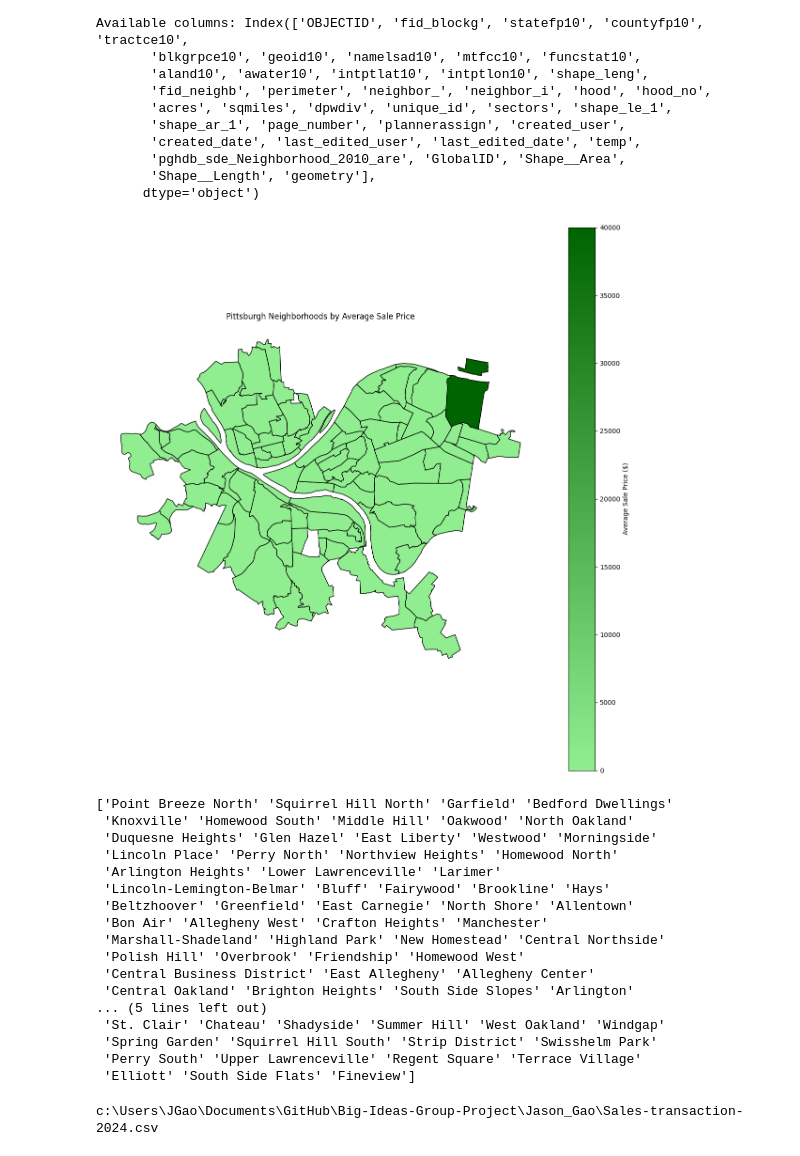
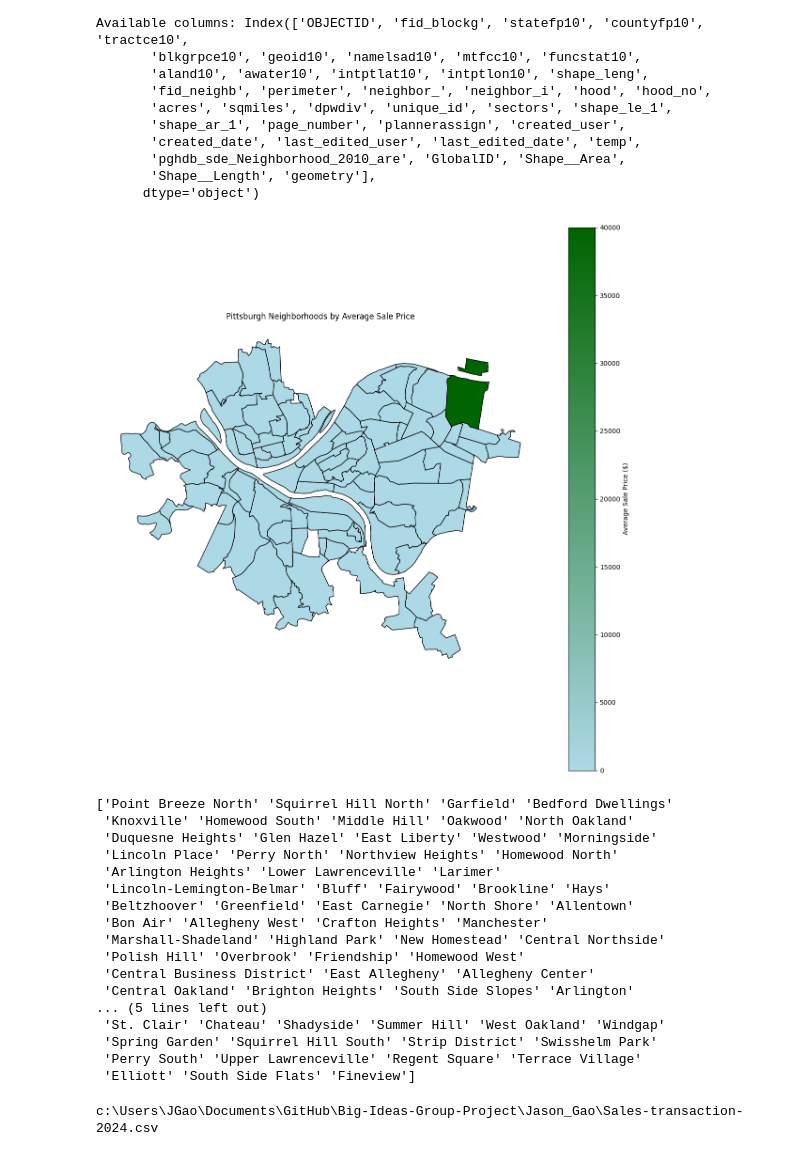
Before and after one commit to GoldSword1234/Big-Ideas-Group-Project, a Jupyter notebook: Jason_Gao/Sales-transaction.ipynb, the cells around one changed output. Saved outputs shown, nothing was run; the diff lists cells and outputs as text; code cells hidden in the pictures.

```diff
--- a/Jason_Gao/Sales-transaction.ipynb
+++ b/Jason_Gao/Sales-transaction.ipynb
@@ -67,35 +67,35 @@ gdf['avg_sale_price'] = gdf['avg_sale_price'].fillna(0)  # Optional: fill missin
 min_price = gdf['avg_sale_price'].min()
 max_price = gdf['avg_sale_price'].max()
 
 # --- Create a custom colormap from light green to dark green ---
-cmap = mcolors.LinearSegmentedColormap.from_list("green_gradient", ["red", "darkgreen"])
+cmap = mcolors.LinearSegmentedColormap.from_list("green_gradient", ["lightblue", "darkgreen"])
 norm = mcolors.Normalize(vmin=min_price, vmax=max_price)
 
 # --- Plot base map ---
 fig, ax = plt.subplots(figsize=(12, 12))
 gdf.plot(ax=ax, color=gdf['avg_sale_price'].apply(lambda x: cmap(norm(x))), edgecolor='black')
 
 # --- Optional: Add labels with name and average sale price ---
 if show_labels:
     for idx, row in gdf.iterrows():
         point = row.geometry.representative_point()
         label = f"{row[name_col]}: ${row['avg_sale_price']:,.0f}"
         ax.text(point.x, point.y, label, fontsize=7, ha='center', color='blue')
 
 # --- Add colorbar ---
 sm = plt.cm.ScalarMappable(cmap=cmap, norm=norm)
 sm.set_array([])  # Dummy array to initialize colorbar
 fig.colorbar(sm, ax=ax, label='Average Sale Price ($)')
 
 # --- Final touches ---
 plt.title("Pittsburgh Neighborhoods by Average Sale Price")
 plt.axis('off')
 plt.tight_layout()
 plt.show()
 # Print neighborhoods without NaN values
 print(gdf[name_col].dropna().unique())
 # %% [output]
-[figure, old version]
+[figure, new version]
 ['Point Breeze North' 'Squirrel Hill North' 'Garfield' 'Bedford Dwellings'
  'Knoxville' 'Homewood South' 'Middle Hill' 'Oakwood' 'North Oakland'
  'Duquesne Heights' 'Glen Hazel' 'East Liberty' 'Westwood' 'Morningside'
```
Also changed, not shown: 3 other files.
